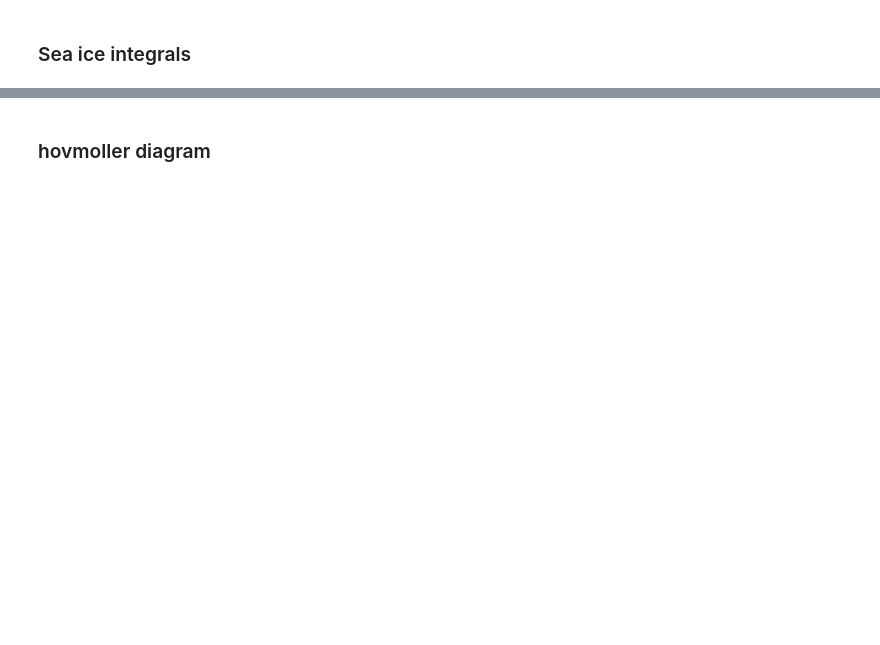
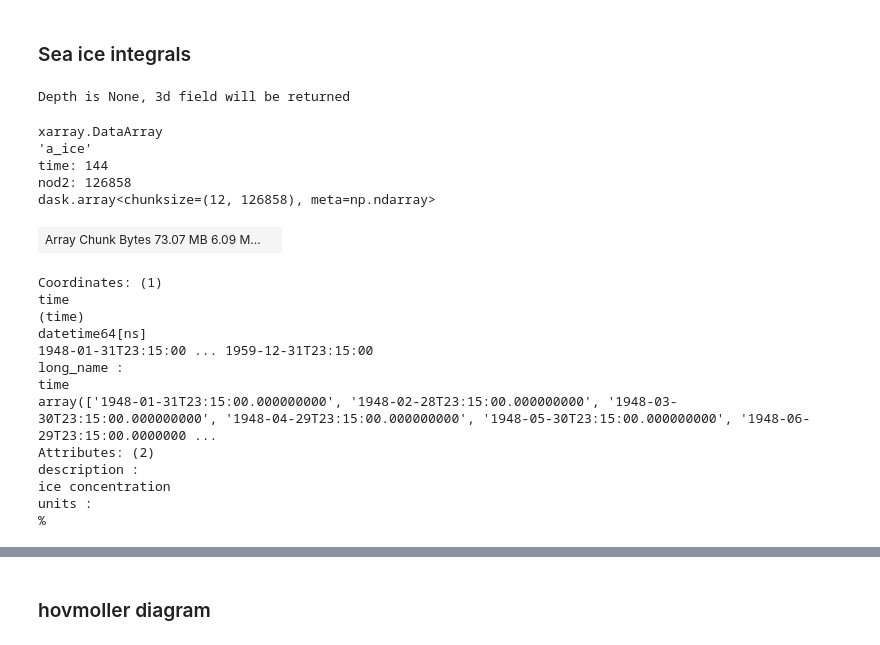
Before and after one commit to FESOM/pyfesom2, a Jupyter notebook: notebooks/pyfesom2_overview.ipynb, the cells around one changed output, grey strips where cells are left out. Cells and saved outputs as stored; diff of their text form; code cells hidden in the pictures; blank space fills up the shorter version.

```diff
--- a/notebooks/pyfesom2_overview.ipynb
+++ b/notebooks/pyfesom2_overview.ipynb
@@ -401,5 +405,29 @@ mesh = pf.load_mesh('/Users/koldunovn/PYHTON/DATA/LCORE_MESH/', abg=[50, 15, -90
 # %% [markdown]
 ### Sea ice integrals
 # %%
-a_ice = pf.get_data('../../DATA/LCORE/', 'a_ice', range(1948,1960), mesh, how="ori", compute=False )
+a_ice = pf.get_data('../../DATA/LCORE/', 'a_ice', range(1948,1960), mesh, how=None, compute=False)
+# %% [output]
+Depth is None, 3d field will be returned
+# %%
+a_ice
+# %% [output]
+xarray.DataArray
+'a_ice'
+time: 144
+nod2: 126858
+dask.array<chunksize=(12, 126858), meta=np.ndarray>
+| Array Chunk Bytes 73.07 MB 6.09 M... |  |
+Coordinates: (1)
+time
+(time)
+datetime64[ns]
+1948-01-31T23:15:00 ... 1959-12-31T23:15:00
+long_name :
+time
+array(['1948-01-31T23:15:00.000000000', '1948-02-28T23:15:00.000000000', '1948-03-30T23:15:00.000000000', '1948-04-29T23:15:00.000000000', '1948-05-30T23:15:00.000000000', '1948-06-29T23:15:00.0000000 ...
+Attributes: (2)
+description :
+ice concentration
+units :
+%
 # %%
```
Also changed, not shown: parts of 36 cells of this notebook.
